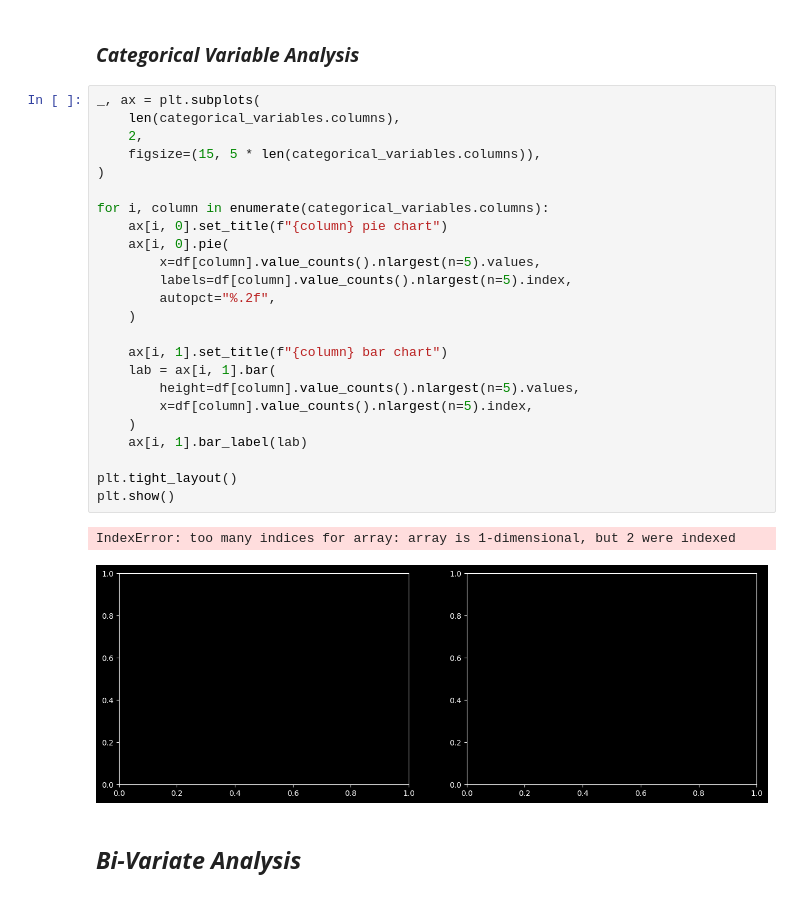
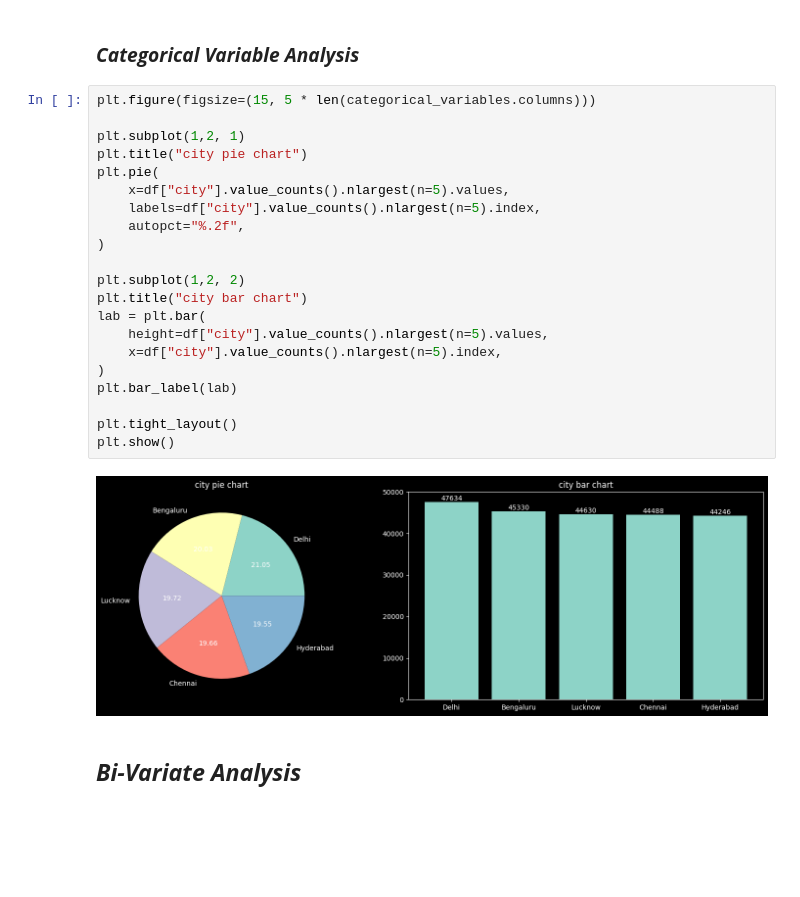
Before and after one commit to adnaaaen/air-quality-index-analysis, a Jupyter notebook: notebooks/02_eda.ipynb, the cells around one changed output. Drawn from its saved outputs; the diff is of its cells as text; blank space fills up the shorter version.

```diff
--- a/notebooks/02_eda.ipynb
+++ b/notebooks/02_eda.ipynb
@@ -66,32 +96,28 @@ plt.show()
 # %% [markdown]
 ### ***Categorical Variable Analysis***
 # %%
-_, ax = plt.subplots(
-    len(categorical_variables.columns),
-    2,
-    figsize=(15, 5 * len(categorical_variables.columns)),
+plt.figure(figsize=(15, 5 * len(categorical_variables.columns)))
+
+plt.subplot(1,2, 1)
+plt.title("city pie chart")
+plt.pie(
+    x=df["city"].value_counts().nlargest(n=5).values,
+    labels=df["city"].value_counts().nlargest(n=5).index,
+    autopct="%.2f",
 )
 
-for i, column in enumerate(categorical_variables.columns):
-    ax[i, 0].set_title(f"{column} pie chart")
-    ax[i, 0].pie(
-        x=df[column].value_counts().nlargest(n=5).values,
-        labels=df[column].value_counts().nlargest(n=5).index,
-        autopct="%.2f",
-    )
-
-    ax[i, 1].set_title(f"{column} bar chart")
-    lab = ax[i, 1].bar(
-        height=df[column].value_counts().nlargest(n=5).values,
-        x=df[column].value_counts().nlargest(n=5).index,
-    )
-    ax[i, 1].bar_label(lab)
+plt.subplot(1,2, 2)
+plt.title("city bar chart")
+lab = plt.bar(
+    height=df["city"].value_counts().nlargest(n=5).values,
+    x=df["city"].value_counts().nlargest(n=5).index,
+)
+plt.bar_label(lab)
 
 plt.tight_layout()
 plt.show()
 # %% [output]
-IndexError: too many indices for array: array is 1-dimensional, but 2 were indexed
-[figure, old version]
+[figure, new version]
 # %% [markdown]
 ## ***Bi-Variate Analysis***
 # %% [markdown]
```
Also changed, not shown: parts of 7 cells of this notebook, 9 other files.
